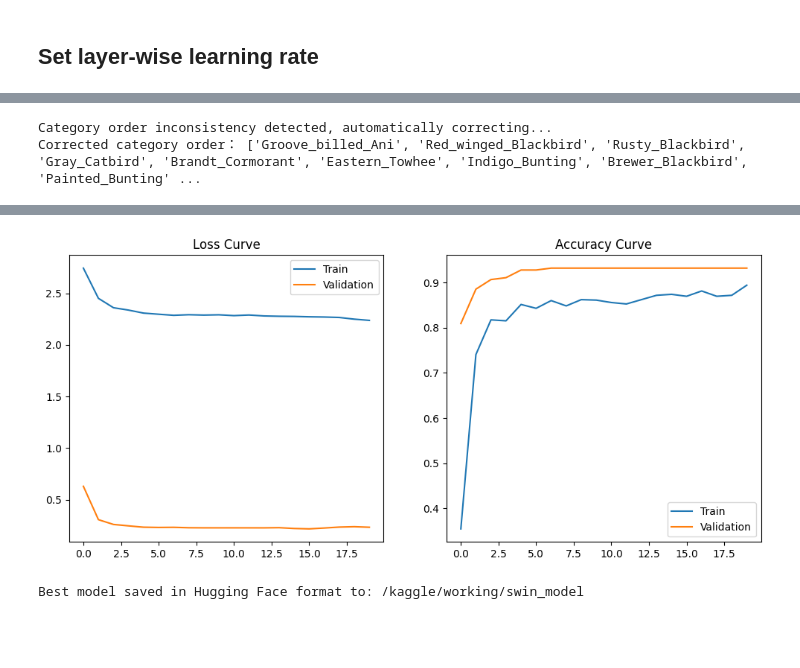
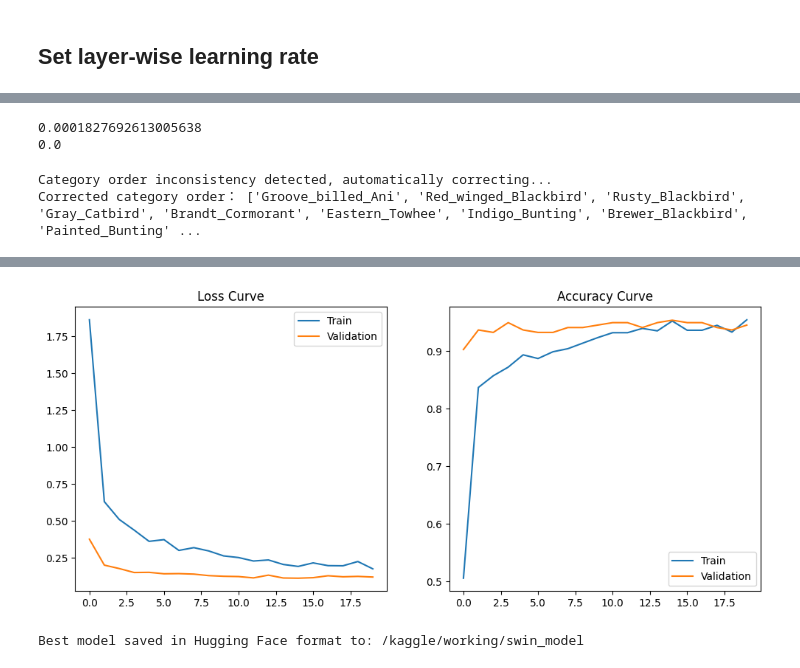
Before and after one commit to yutao-data/Fine_Grained_Bird_Swin, a Jupyter notebook: notebooks/Pretrained_Swin.ipynb, the cells around one changed output, grey strips where cells are left out. Saved outputs shown, nothing was run; the diff lists cells and outputs as text; code cells hidden in the pictures; blank space fills up the shorter version.

Commit message:
Test Save Unfreeze -2 Result

```diff
--- a/notebooks/Pretrained_Swin.ipynb
+++ b/notebooks/Pretrained_Swin.ipynb
@@ -115,8 +89,0 @@ def create_optimizer(model, feature_lr: float = 1e-5, classifier_lr: float = 3e-
-# %%
-MODEL_NAME = "Emiel/cub-200-bird-classifier-swin"
-# MODEL_NAME = "swin_base_patch4_window12_384"
-NUM_LABELS = 20
-
-processor, model = load_model_and_processor(MODEL_NAME, NUM_LABELS)
-configure_trainable_layers(model)
-optimizer, scheduler = create_optimizer(model)
@@ -128,3 +90,21 @@ You should probably TRAIN this model on a down-stream task to be able to use it
+# %%
+from transformers import AdamW
+
+# Set layer-wise learning rate (feature layer learning rate is lower)
+optimizer = AdamW(
+    [
+        {"params": model.swin.parameters(), "lr": 1e-5},  # Feature extraction layer
+        {"params": model.classifier.parameters(), "lr": 3e-4}  # Classification header
+    ],
+    weight_decay=0.01
+)
+# %%
+# Verify that the classification layer is randomly initialized (correct state should be True)
+print(model.classifier.weight.mean().item())  # Should be close to 0 (normal distribution initialization)
+print(model.classifier.bias.mean().item())    # Should be close to 0
+# %% [output]
+0.0001827692613005638
+0.0
 # %%
 submission_class_order = [
     'Groove_billed_Ani',
@@ -245,7 +225,6 @@ import os
 import torch
 import matplotlib.pyplot as plt
 from torch.utils.data import DataLoader
-from sklearn.metrics import precision_score, recall_score, f1_score, classification_report
 
 # (Assuming train_dataset, val_dataset, model, optimizer, criterion, etc. are already defined)
 train_loader = DataLoader(train_dataset, batch_size=32, shuffle=True, num_workers=2)
@@ -271,7 +250,7 @@ class EarlyStopper:
                 return True
         return False
 
-def train_epoch(model, loader, optimizer, scaler, scheduler):
+def train_epoch(model, loader, optimizer, scaler):
     model.train()
     total_loss = 0
     correct = 0
@@ -282,62 +261,42 @@ def train_epoch(model, loader, optimizer, scaler, scheduler):
 
         optimizer.zero_grad()
 
-        with torch.amp.autocast(device_type="cuda"):
+        with torch.amp.autocast('cuda'):
             outputs = model(images)
-            logits = F.normalize(outputs.logits)  # Normalize logits
-            loss = criterion(logits, labels)
+            loss = criterion(outputs.logits, labels)
 
         scaler.scale(loss).backward()
         scaler.step(optimizer)
         scaler.update()
 
         total_loss += loss.item() * images.size(0)
-        preds = torch.argmax(logits, dim=1)  # Predictions after normalization
+        preds = torch.argmax(outputs.logits, dim=1)
         correct += (preds == labels).sum().item()
 
     avg_loss = total_loss / len(loader.dataset)
     accuracy = correct / len(loader.dataset)
-
-    scheduler.step()
-
     return avg_loss, accuracy
-
 
 def validate(model, loader):
     model.eval()
     total_loss = 0
     correct = 0
-    all_preds = []
-    all_labels = []
 
     with torch.no_grad():
         for images, labels in loader:
             images = images.to(device)
             labels = labels.to(device)
 
-            with torch.amp.autocast(device_type="cuda"):  # Mixed precision
-                outputs = model(images)
-                loss = criterion(outputs.logits, labels)
+            outputs = model(images)
+            loss = criterion(outputs.logits, labels)
 
             total_loss += loss.item() * images.size(0)
             preds = torch.argmax(outputs.logits, dim=1)
             correct += (preds == labels).sum().item()
 
-            all_preds.extend(preds.cpu().numpy())
-            all_labels.extend(labels.cpu().numpy())
-
     avg_loss = total_loss / len(loader.dataset)
     accuracy = correct / len(loader.dataset)
-
-    # Compute Precision, Recall, and F1-score
-    precision = precision_score(all_labels, all_preds, average="macro")
-    recall = recall_score(all_labels, all_preds, average="macro")
-    f1 = f1_score(all_labels, all_preds, average="macro")
-
-    # Print detailed classification report
-    print("\nClassification Report:\n", classification_report(all_labels, all_preds))
-
-    return avg_loss, accuracy, precision, recall, f1
+    return avg_loss, accuracy
 
 scaler = torch.amp.GradScaler('cuda')
 early_stopper = EarlyStopper(patience=10, min_delta=0.0003)
@@ -347,27 +306,20 @@ history = {'train_loss': [], 'val_loss': [], 'train_acc': [], 'val_acc': []}
 best_val_acc = 0.0
 best_model_path = "/kaggle/working/best_model.pth"
 
-history = {'train_loss': [], 'val_loss': [], 'train_acc': [], 'val_acc': [],
-           'val_precision': [], 'val_recall': [], 'val_f1': []}
-
 for epoch in range(20):
-    train_loss, train_acc = train_epoch(model, train_loader, optimizer, scaler, scheduler)
-    val_loss, val_acc, val_precision, val_recall, val_f1 = validate(model, val_loader)
+    train_loss, train_acc = train_epoch(model, train_loader, optimizer, scaler)
+    val_loss, val_acc = validate(model, val_loader)
 
     history['train_loss'].append(train_loss)
     history['val_loss'].append(val_loss)
     history['train_acc'].append(train_acc)
     history['val_acc'].append(val_acc)
-    history['val_precision'].append(val_precision)
-    history['val_recall'].append(val_recall)
-    history['val_f1'].append(val_f1)
 
     print(f"Epoch {epoch+1:02d}:")
     print(f"Train Loss: {train_loss:.4f} | Acc: {train_acc:.4f}")
-    print(f"Val Loss: {val_loss:.4f} | Acc: {val_acc:.4f}")
-    print(f"Precision: {val_precision:.4f} | Recall: {val_recall:.4f} | F1-score: {val_f1:.4f}\n")
+    print(f"Val Loss: {val_loss:.4f} | Acc: {val_acc:.4f}\n")
 
-    # 保存最佳模型
+    # Save model parameters if current validation accuracy is the best so far
     if val_acc > best_val_acc:
         best_val_acc = val_acc
         torch.save(model.state_dict(), best_model_path)
@@ -412,4 +364,4 @@ Precision: 0.9377 | Recall: 0.9333 | F1-score: 0.9307
-[figure, old version]
+[figure, new version]
 # %%
 import os
 import torch
```
Also changed, not shown: parts of 8 cells of this notebook.
